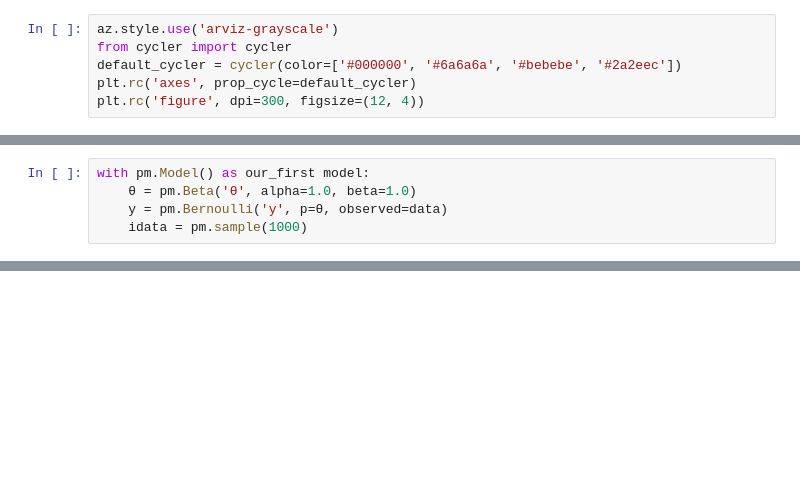
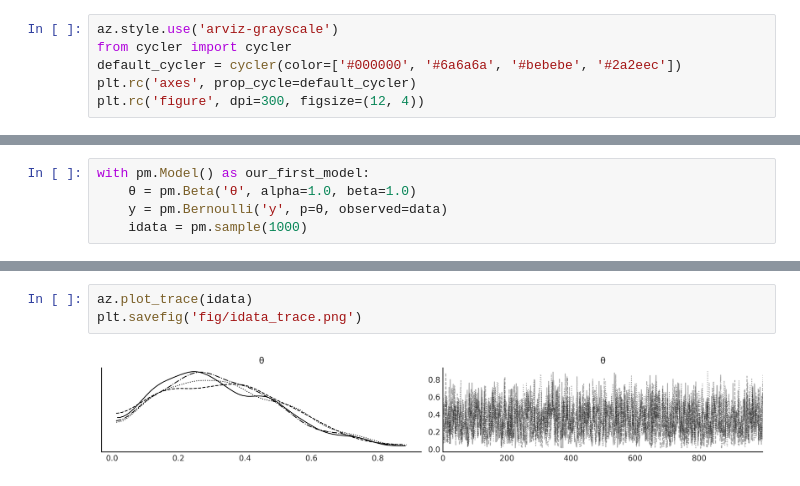
Before and after one commit to MrFanciful/BAP3, a Jupyter notebook: my_work/my_ch02.ipynb, the cells around one changed output, grey strips where cells are left out. Drawn from its saved outputs; the diff is of its cells as text; blank space fills up the shorter version.

```diff
--- a/my_work/my_ch02.ipynb
+++ b/my_work/my_ch02.ipynb
@@ -25,5 +27,5 @@ array([1, 1, 0, 0])
 # %%
-with pm.Model() as our_first model:
+with pm.Model() as our_first_model:
     θ = pm.Beta('θ', alpha=1.0, beta=1.0)
     y = pm.Bernoulli('y', p=θ, observed=data)
     idata = pm.sample(1000)
@@ -29,0 +39,5 @@ with pm.Model() as our_first model:
+# %%
+az.plot_trace(idata)
+plt.savefig('fig/idata_trace.png')
+# %% [output]
+[figure, added]
```
Also changed, not shown: parts of 3 cells of this notebook, 26 other files.
